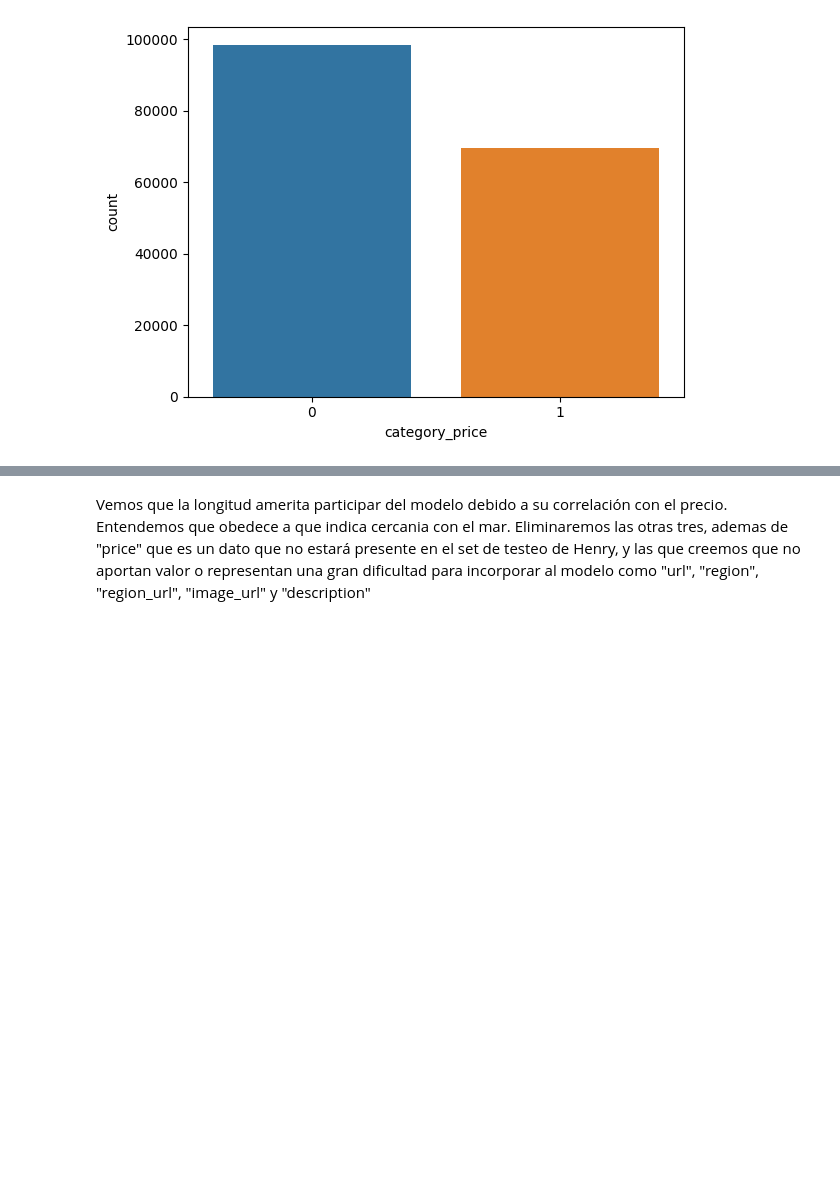
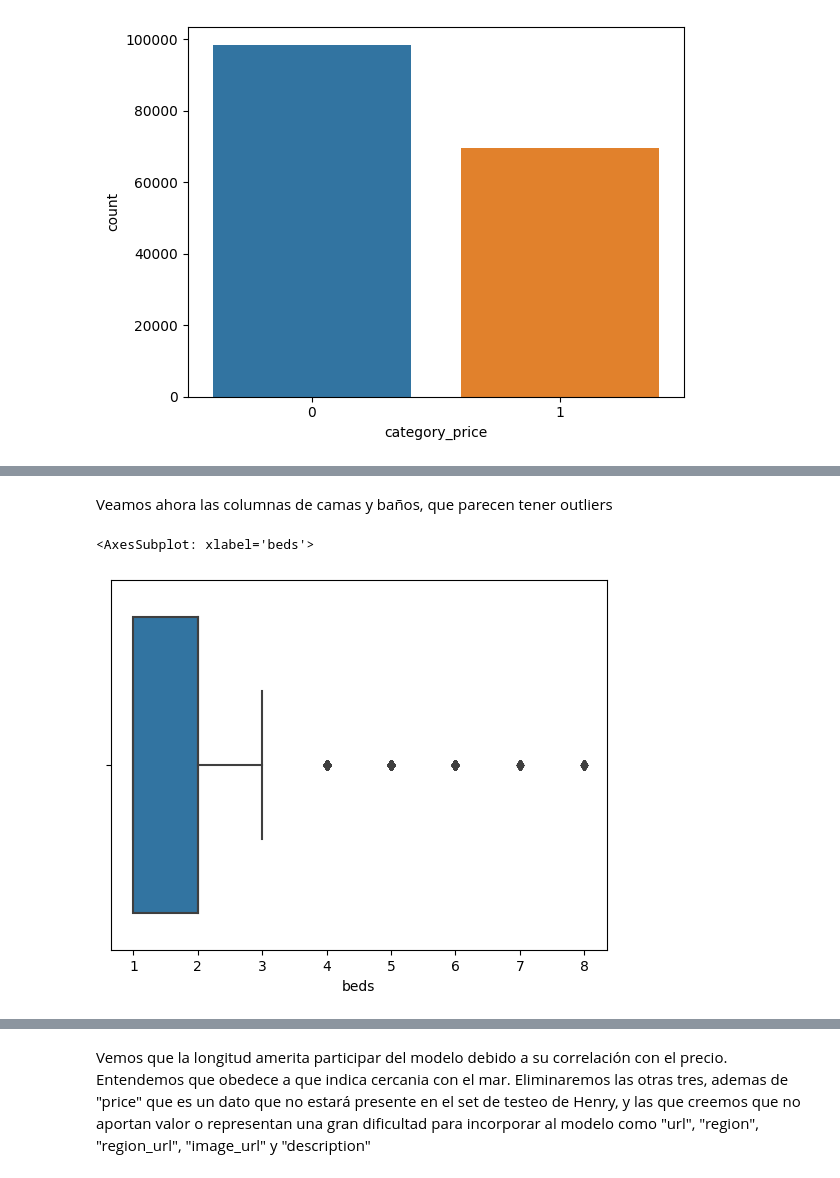
Before and after one commit to adelgerbo/Proyecto-Individual-Henry-II, a Jupyter notebook: machinelearning.ipynb, the cells around one changed output, grey strips where cells are left out. Cells and saved outputs as stored; diff of their text form; code cells hidden in the pictures; blank space fills up the shorter version.

```diff
--- a/machinelearning.ipynb
+++ b/machinelearning.ipynb
@@ -192,0 +301,8 @@ Vamos a analizar ahora cada columna en particular, pero antes eliminaremos aquel
+# %% [markdown]
+Veamos ahora las columnas de camas y baños, que parecen tener outliers
+# %%
+# Graficamos camas
+sns.boxplot(x="beds", data=inmuebles)
+# %% [output]
+<AxesSubplot: xlabel='beds'>
+[figure, added]
```
Also changed, not shown: parts of 53 cells of this notebook.
